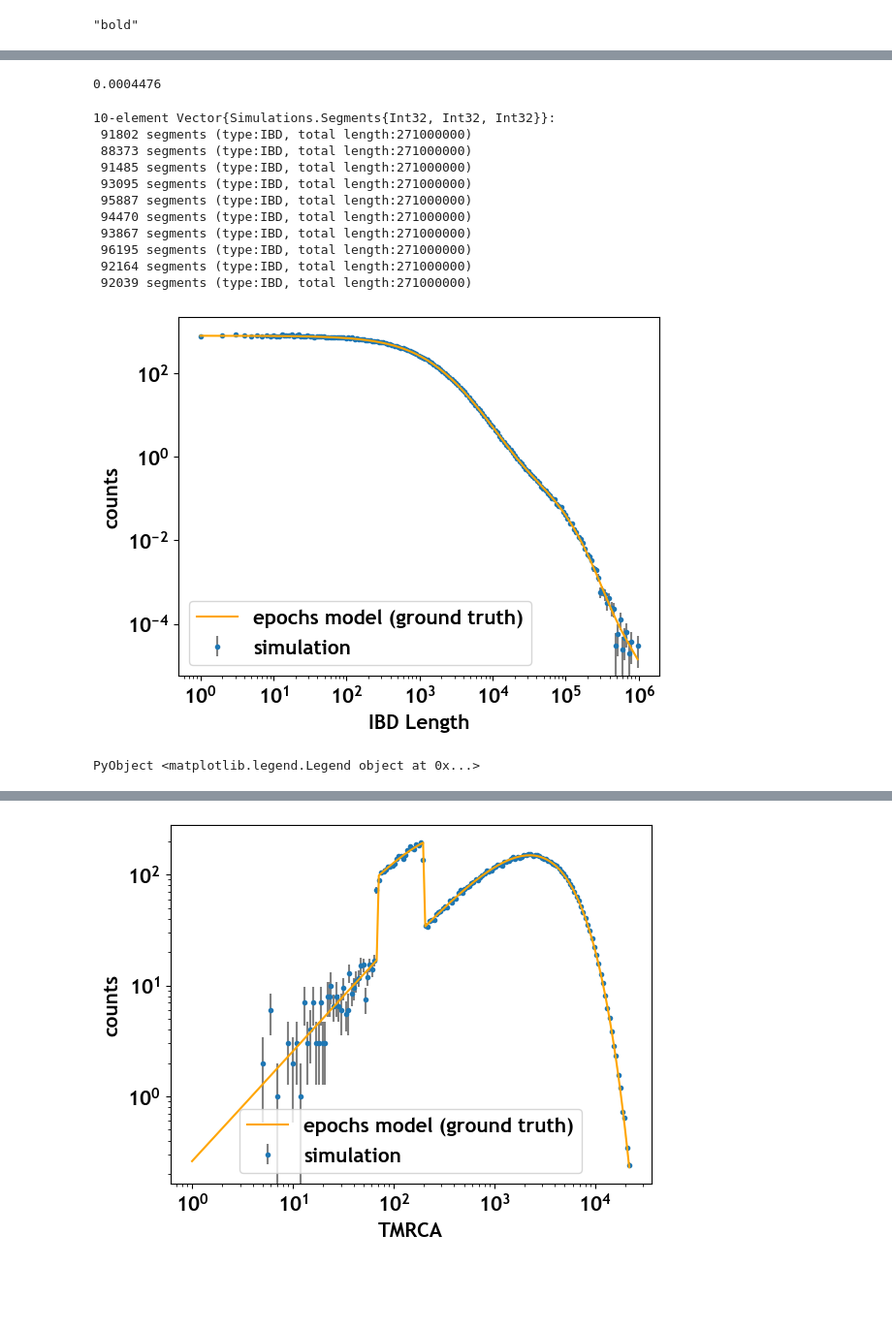
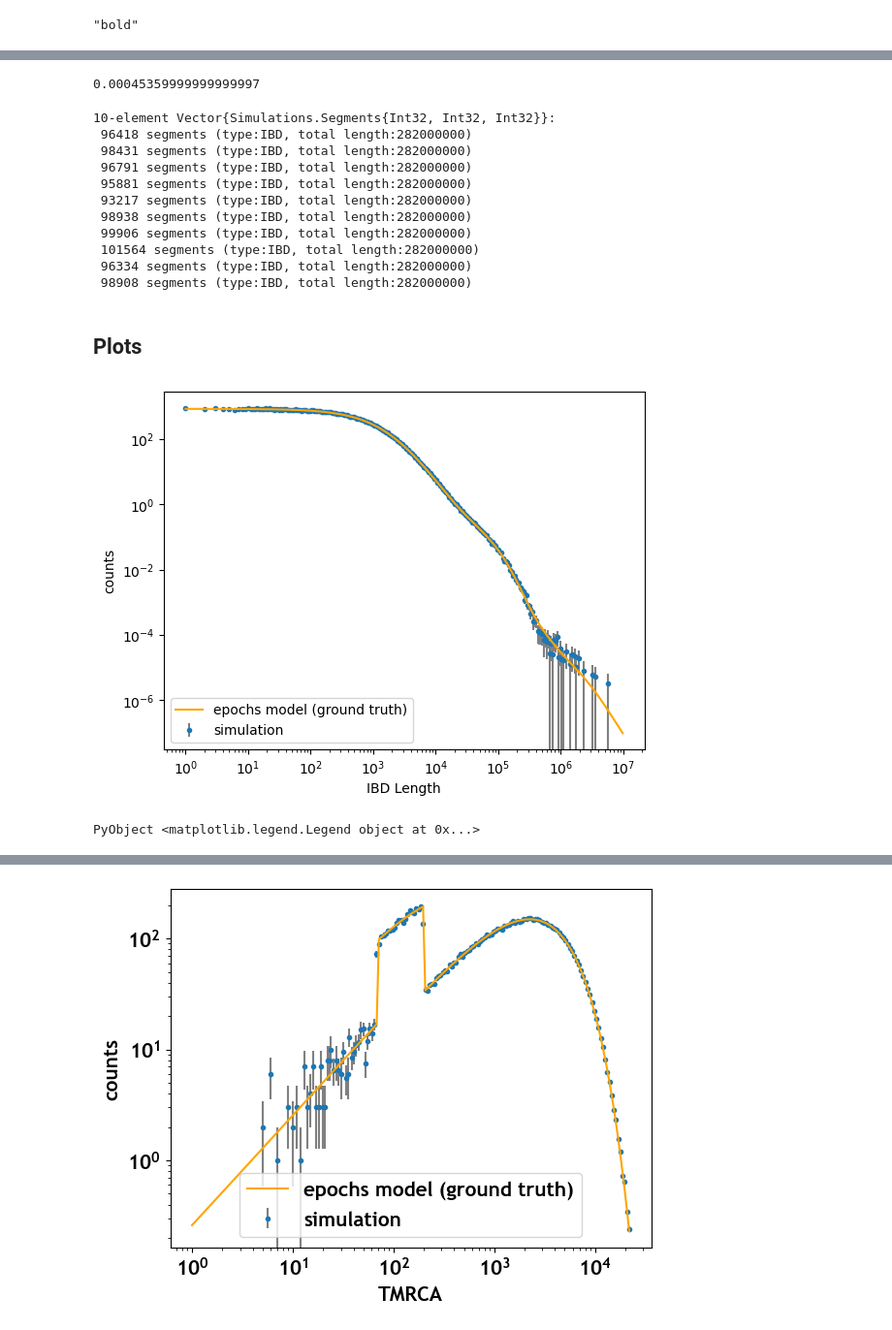
Before and after one commit to TommasoStentella/MSc-thesis-code, a Jupyter notebook: simulate.ipynb, the cells around one changed output, grey strips where cells are left out. Shown at 97% size. Cells and saved outputs as stored; diff of their text form; code cells hidden in the pictures; blank space fills up the shorter version.

```diff
--- a/simulate.ipynb
+++ b/simulate.ipynb
@@ -30,25 +34,25 @@ rcParams["axes.labelweight"] = "bold"
 # %%
 ρ = 1e-7
-TN = [271_000_000, 1119, 131, 189, 69, 1058] # following tuscan NA20532
-# TN = [282_000_000, 1134, 101, 164, 82, 800, 7, 156] # following telugu HG04211
-# TN = [250_000_000, 1000]
+# TN = [271_000_000, 1119, 131, 189, 69, 1058] # following tuscan NA20532
+TN = [282_000_000, 1134, 101, 164, 82, 800, 7, 156] # following telugu HG04211
+# TN = [250_000_000, 1000] #stationary
 ζ = 4*ρ*TN[2]
 # %% [output]
-0.0004476
+0.00045359999999999997
 # %%
 ibd = @showprogress map(1:10) do i
     simulate(TN, ρ)
 end
 # %% [output]
 10-element Vector{Simulations.Segments{Int32, Int32, Int32}}:
- 91802 segments (type:IBD, total length:271000000)
- 88373 segments (type:IBD, total length:271000000)
- 91485 segments (type:IBD, total length:271000000)
- 93095 segments (type:IBD, total length:271000000)
- 95887 segments (type:IBD, total length:271000000)
- 94470 segments (type:IBD, total length:271000000)
- 93867 segments (type:IBD, total length:271000000)
- 96195 segments (type:IBD, total length:271000000)
- 92164 segments (type:IBD, total length:271000000)
- 92039 segments (type:IBD, total length:271000000)
+ 96418 segments (type:IBD, total length:282000000)
+ 98431 segments (type:IBD, total length:282000000)
+ 96791 segments (type:IBD, total length:282000000)
+ 95881 segments (type:IBD, total length:282000000)
+ 93217 segments (type:IBD, total length:282000000)
+ 98938 segments (type:IBD, total length:282000000)
+ 99906 segments (type:IBD, total length:282000000)
+ 101564 segments (type:IBD, total length:282000000)
+ 96334 segments (type:IBD, total length:282000000)
+ 98908 segments (type:IBD, total length:282000000)
 # %%
@@ -60,25 +60,30 @@ ibd = deserialize("hotspots_9505");
+# %%
+# ibd = deserialize("ibd_tuscan");
+ibd = deserialize("ibd_telugu");
+# %% [markdown]
+## Plots
 # %%
-h = HistogramBinnings.Histogram(LogEdgeVector(lo = 1, hi = 1_000_000, nbins = 200))
+h = HistogramBinnings.Histogram(LogEdgeVector(lo = 1, hi = 10_000_000, nbins = 300))
 for i in ibd
     append!(h, i.lengths)
 end
 xk, yk = xy(h)
 widths = h.edges[1][2:end] - h.edges[1][1:end-1]
 errk = sqrt.(yk .* widths) ./ widths
 errorbar(xk,yk,errk,fmt="o",markersize=3,ecolor="grey",label="simulation")
 
 yk_th = map(xk) do r
     hid(TN, ρ, r) * length(ibd)
 end
 plot(xk, yk_th, color="orange",label="epochs model (ground truth)", zorder=3)
 
 xscale("log")
 yscale("log")
 xlabel("IBD Length")
 ylabel("counts")
 legend()
 # %% [output]
-[figure, old version]
+[figure, new version]
 PyObject <matplotlib.legend.Legend object at 0x...>
 # %%
 countsk_th = map(h.edges[1][1:end-1],h.edges[1][2:end]) do r1,r2
```
Also changed, not shown: parts of 13 cells of this notebook, 8 other files.
